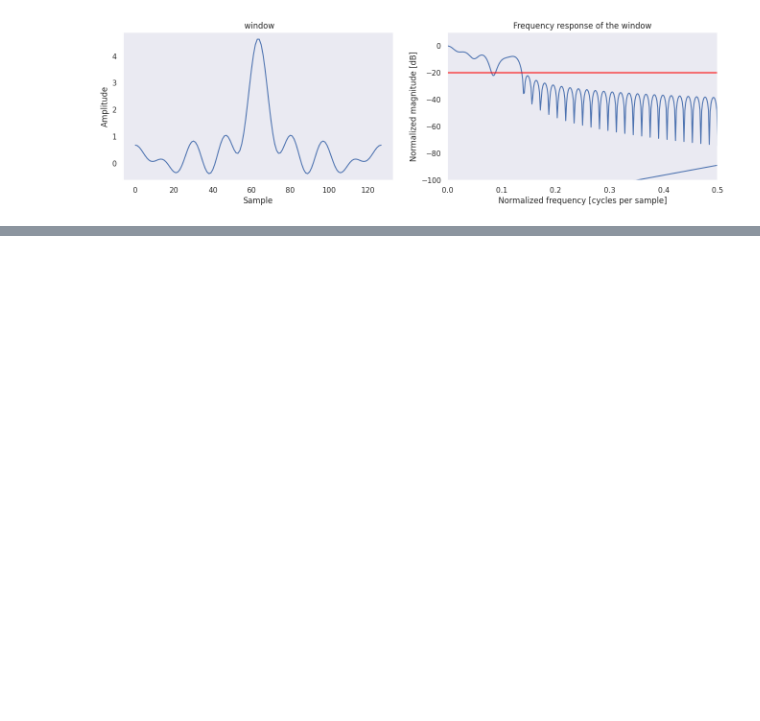
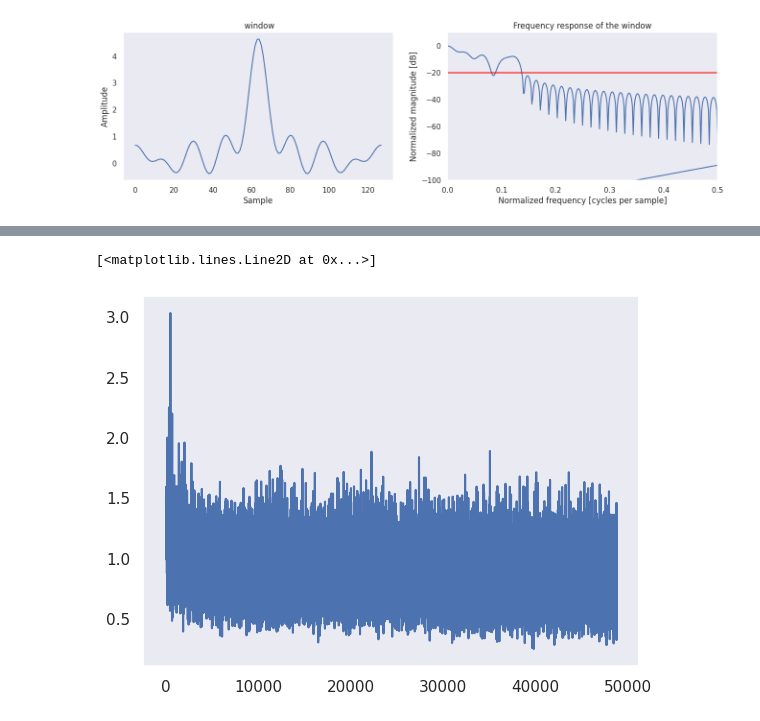
Before and after one commit to vnlinh112/IConNet, a Jupyter notebook: notebooks/crema_d4_m13ser.ipynb, the cells around one changed output, grey strips where cells are left out. Cells and saved outputs as stored; diff of their text form; code cells hidden in the pictures; blank space fills up the shorter version.

Commit message:
add train lightning

```diff
--- a/notebooks/crema_d4_m13.ipynb
+++ b/notebooks/crema_d4_m13ser.ipynb
@@ -745,3 +809,26 @@ torch.save({
     'test_accuracy': test_accuracy,
     'log_interval': log_interval,
     }, checkpoint_path)
+# %%
+start_epoch = 151
+n_epoch = 50
+
+optimizer = optim.RAdam(model.parameters(), lr=0.000002)
+scheduler = optim.lr_scheduler.OneCycleLR(
+    optimizer, max_lr=0.01, pct_start=0.3,
+    steps_per_epoch=len(train_loader), epochs=n_epoch)
+log_interval = 40
+pbar_update = 1 / (len(train_loader) + len(test_loader))
+model.to(device)
+with tqdm(total=n_epoch) as pbar:
+    for epoch in range(start_epoch, start_epoch+n_epoch):
+        train(model, epoch, log_interval, train_losses)
+        acc = test(model, epoch)
+        test_accuracy += [acc]
+        if acc > best_accuracy:
+            best_accuracy = acc
+            best_epoch = epoch
+            bmodel_path = f'{model_path_prefix}{epoch}epoch.pt'
+            torch.save(model.state_dict(), bmodel_path)
+            print(f'saved model: {bmodel_path}')
+        scheduler.step()
@@ -747,0 +860,5 @@ torch.save({
+# %%
+plt.plot(train_losses)
+# %% [output]
+[<matplotlib.lines.Line2D at 0x...>]
+[figure, added]
```
Also changed, not shown: parts of 11 cells of this notebook, 14 other files.
